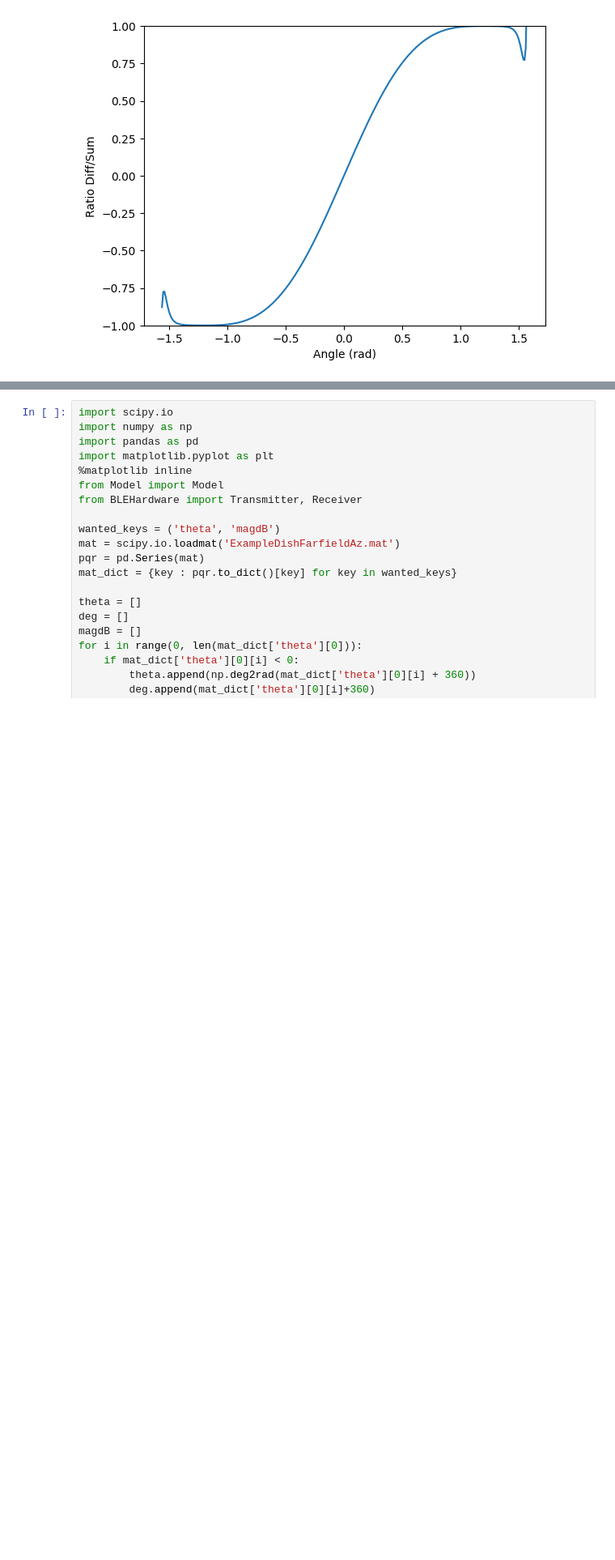
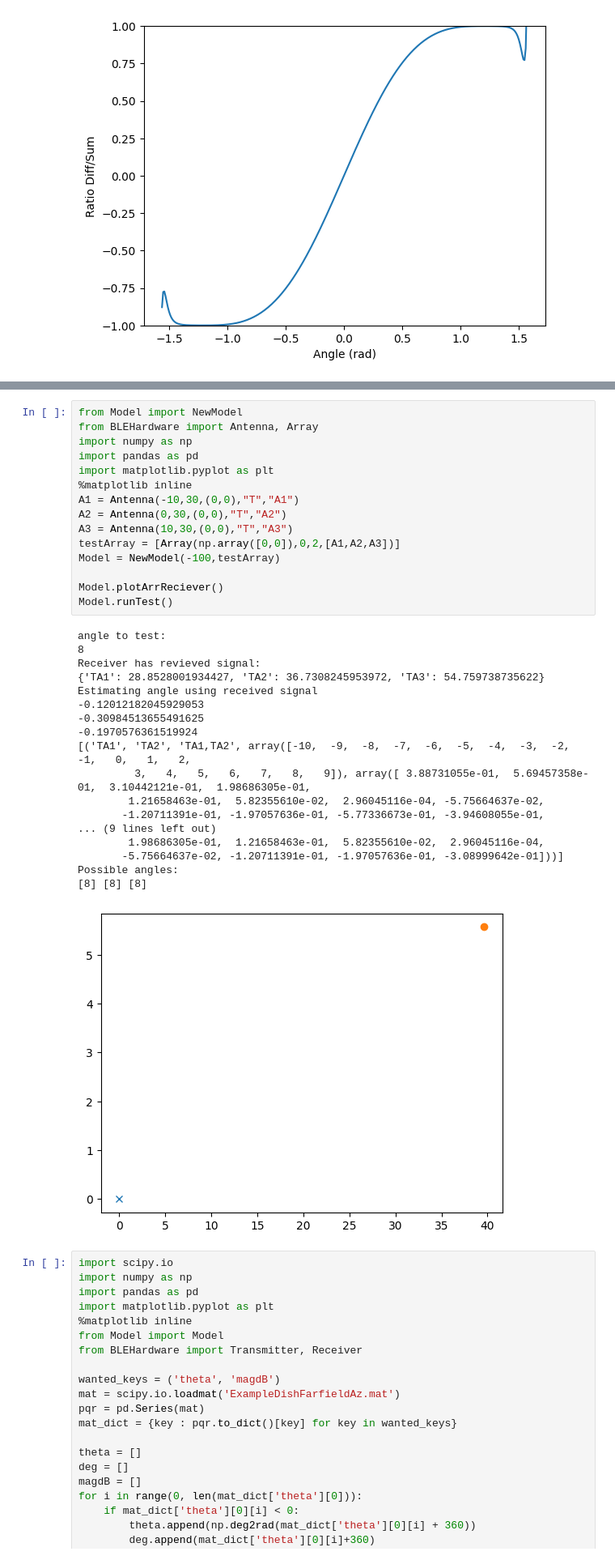
Before and after one commit to Aplefen1/BeeTrackingDiss, a Jupyter notebook: Experiments and Models/AccurateModellingTest.ipynb, the cells around one changed output, grey strips where cells are left out. Shown: that part at 81% size. Cells and saved outputs as stored; diff of their text form; blank space fills up the shorter version.

Commit message:
Estimation works w/o FSPL, work on normalising the recieved signals to macth function

```diff
--- a/Experiments and Models/AccurateModellingTest.ipynb
+++ b/Experiments and Models/AccurateModellingTest.ipynb
@@ -111,3 +120,37 @@ Model.plotIdealMono(30)
+# %%
+from Model import NewModel
+from BLEHardware import Antenna, Array
+import numpy as np
+import pandas as pd
+import matplotlib.pyplot as plt
+%matplotlib inline
+A1 = Antenna(-10,30,(0,0),"T","A1")
+A2 = Antenna(0,30,(0,0),"T","A2")
+A3 = Antenna(10,30,(0,0),"T","A3")
+testArray = [Array(np.array([0,0]),0,2,[A1,A2,A3])]
+Model = NewModel(-100,testArray)
+
+Model.plotArrReciever()
+Model.runTest()
+# %% [output]
+angle to test:
+8
+Receiver has revieved signal:
+{'TA1': 28.8528001934427, 'TA2': 36.7308245953972, 'TA3': 54.759738735622}
+Estimating angle using received signal
+-0.12012182045929053
+-0.30984513655491625
+-0.1970576361519924
+[('TA1', 'TA2', 'TA1,TA2', array([-10,  -9,  -8,  -7,  -6,  -5,  -4,  -3,  -2,  -1,   0,   1,   2,
+         3,   4,   5,   6,   7,   8,   9]), array([ 3.88731055e-01,  5.69457358e-01,  3.10442121e-01,  1.98686305e-01,
+        1.21658463e-01,  5.82355610e-02,  2.96045116e-04, -5.75664637e-02,
+       -1.20711391e-01, -1.97057636e-01, -5.77336673e-01, -3.94608055e-01,
+... (9 lines left out)
+        1.98686305e-01,  1.21658463e-01,  5.82355610e-02,  2.96045116e-04,
+       -5.75664637e-02, -1.20711391e-01, -1.97057636e-01, -3.08999642e-01]))]
+Possible angles:
+[8] [8] [8]
+[figure, added]
 # %%
 import scipy.io
 import numpy as np
```
Also changed, not shown: parts of 1 cell of this notebook, 2 other files.
